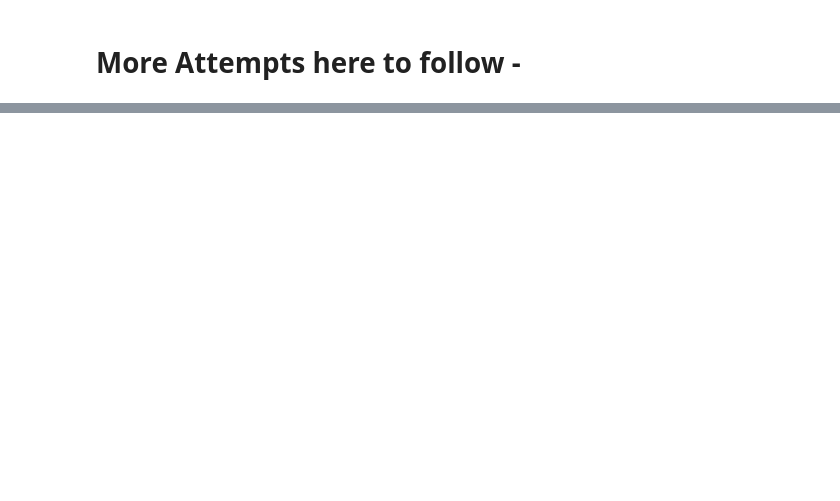
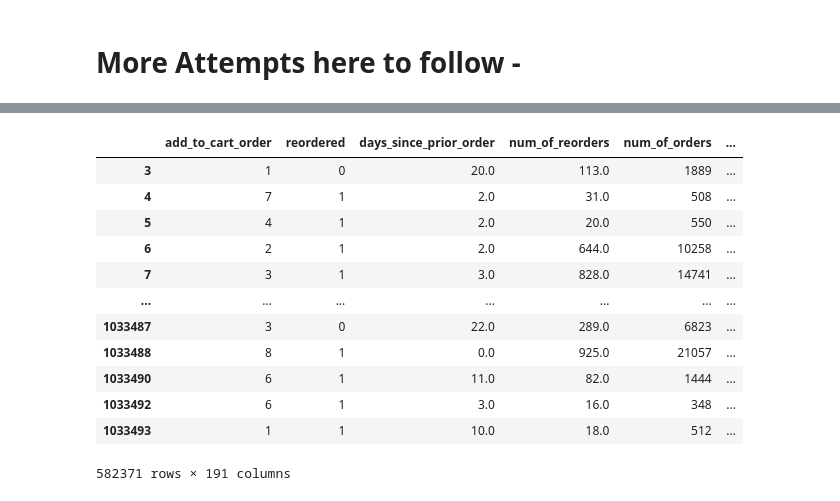
Before and after one commit to Solrys/Instacart-Analysis-by-Pandavas, a Jupyter notebook: Machine_learning_ProductReordering.ipynb, the cells around one changed output, grey strips where cells are left out. Cells and saved outputs as stored; diff of their text form; code cells hidden in the pictures; blank space fills up the shorter version.

```diff
--- a/Machine_learning_ProductReordering.ipynb
+++ b/Machine_learning_ProductReordering.ipynb
@@ -239,0 +635,17 @@ final_df = final_df
+# %%
+final_new2_df = final_new_df.loc[final_df.days_since_prior_order < 28]
+final_new2_df
+# %% [output]
+|  | add_to_cart_order | reordered | days_since_prior_order | num_of_reorders | num_of_orders | ... |
+| 3 | 1 | 0 | 20.0 | 113.0 | 1889 | ... |
+| 4 | 7 | 1 | 2.0 | 31.0 | 508 | ... |
+| 5 | 4 | 1 | 2.0 | 20.0 | 550 | ... |
+| 6 | 2 | 1 | 2.0 | 644.0 | 10258 | ... |
+| 7 | 3 | 1 | 3.0 | 828.0 | 14741 | ... |
+| ... | ... | ... | ... | ... | ... | ... |
+| 1033487 | 3 | 0 | 22.0 | 289.0 | 6823 | ... |
+| 1033488 | 8 | 1 | 0.0 | 925.0 | 21057 | ... |
+| 1033490 | 6 | 1 | 11.0 | 82.0 | 1444 | ... |
+| 1033492 | 6 | 1 | 3.0 | 16.0 | 348 | ... |
+| 1033493 | 1 | 1 | 10.0 | 18.0 | 512 | ... |
+582371 rows × 191 columns
```
Also changed, not shown: parts of 38 cells of this notebook, 1 other file.
